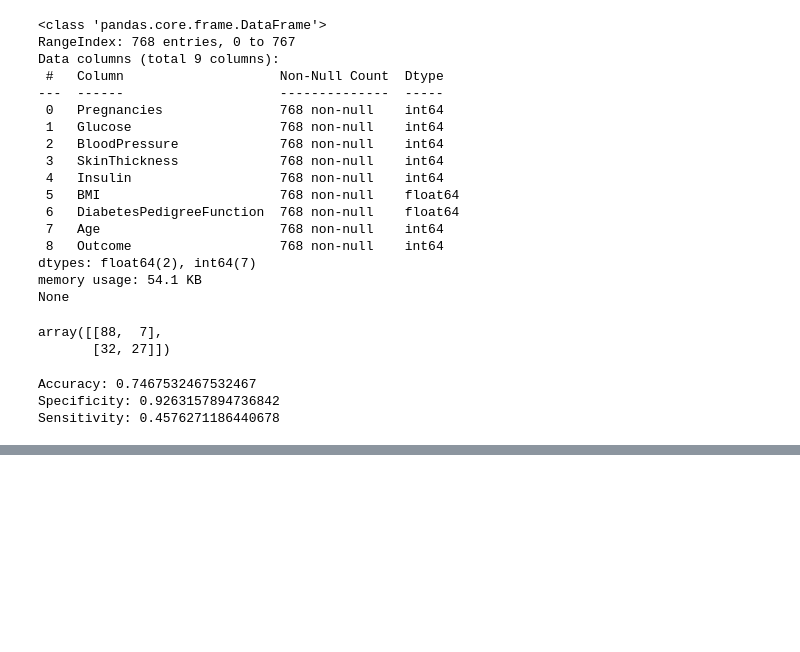
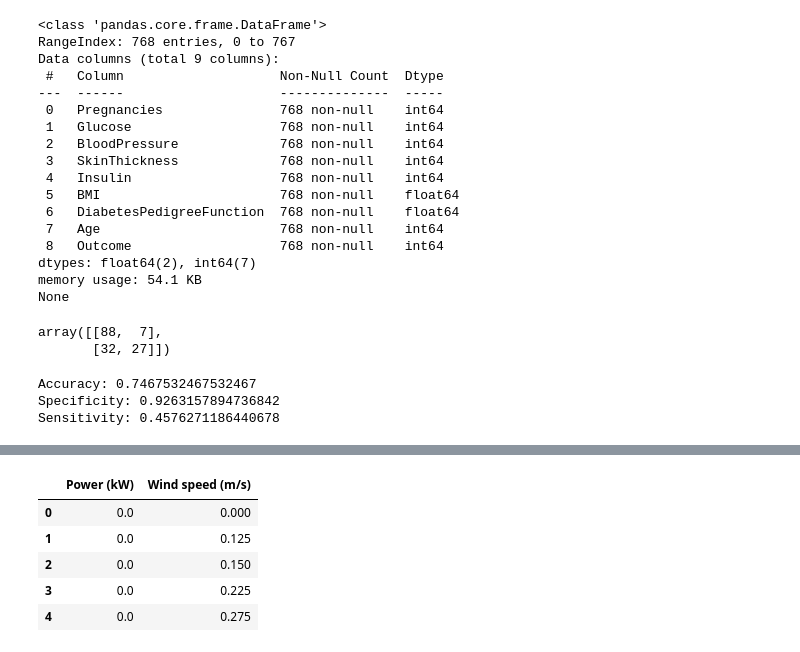
Before and after one commit to harshit-tiwari23/Python-Sem-4, a Jupyter notebook: Unit4.ipynb, the cells around one changed output, grey strips where cells are left out. Drawn from its saved outputs; the diff is of its cells as text; code cells hidden in the pictures; blank space fills up the shorter version.

```diff
--- a/Unit4.ipynb
+++ b/Unit4.ipynb
@@ -368,0 +543,10 @@ Sensitivity: 0.4576271186440678
+# %%
+df=pd.read_csv("windpower.csv")
+df.head()
+# %% [output]
+|  | Power (kW) | Wind speed (m/s) |
+| 0 | 0.0 | 0.000 |
+| 1 | 0.0 | 0.125 |
+| 2 | 0.0 | 0.150 |
+| 3 | 0.0 | 0.225 |
+| 4 | 0.0 | 0.275 |
```
Also changed, not shown: parts of 22 cells of this notebook.
